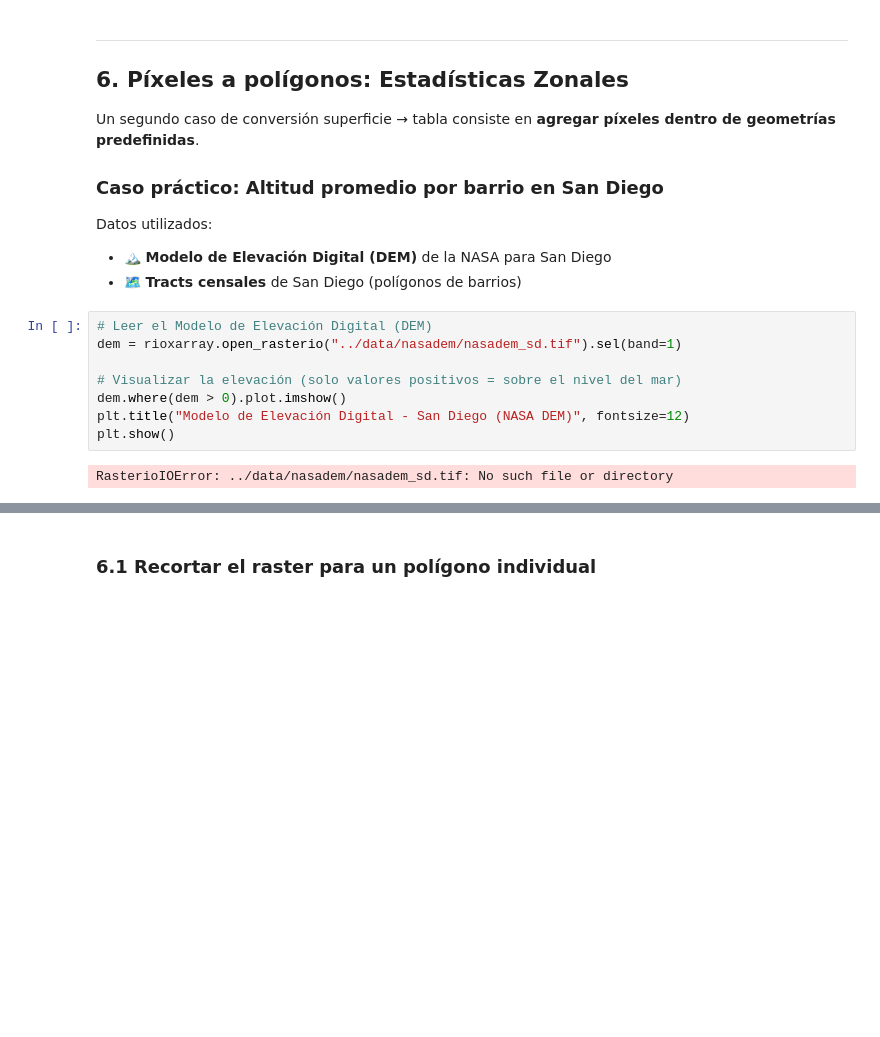
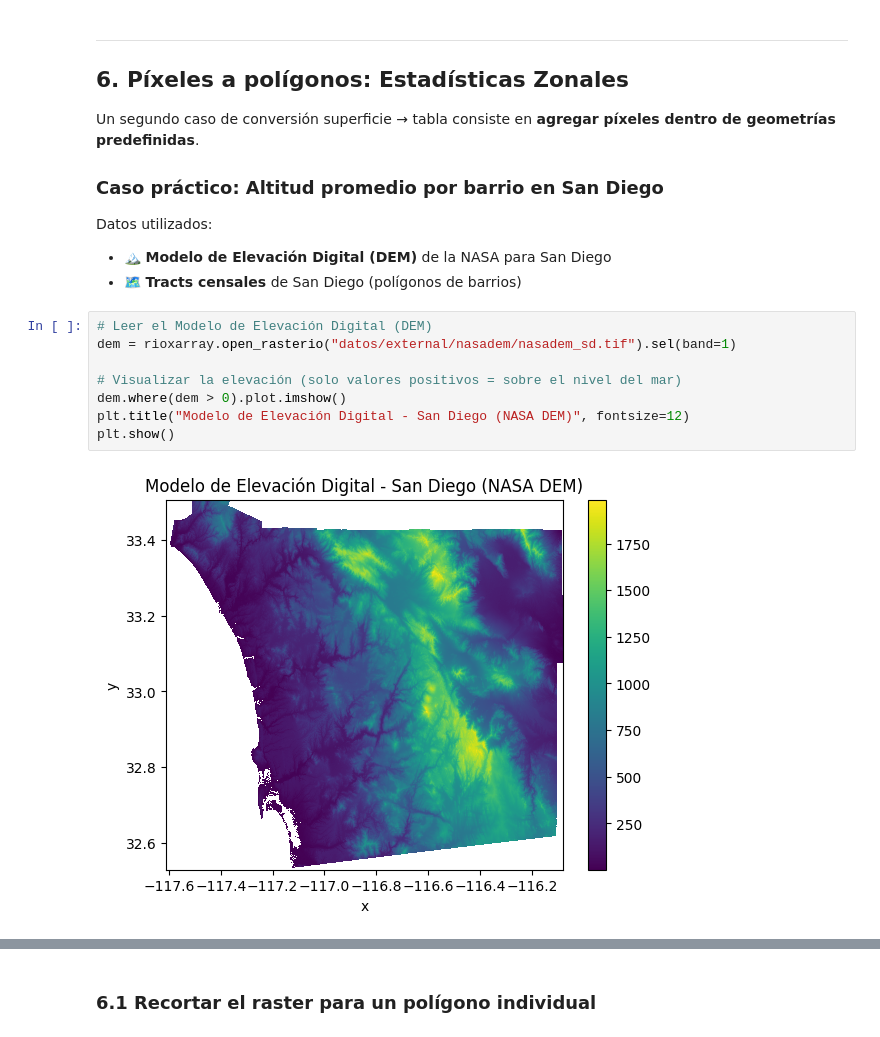
Before and after one commit to daniopitz/geodata, a Jupyter notebook: 01_datos_espaciales.ipynb, the cells around one changed output, grey strips where cells are left out. Saved outputs shown, nothing was run; the diff lists cells and outputs as text; blank space fills up the shorter version.

```diff
--- a/01_datos_espaciales.ipynb
+++ b/01_datos_espaciales.ipynb
@@ -475,13 +470,13 @@ Datos utilizados:
 - 🗺️ **Tracts censales** de San Diego (polígonos de barrios)
 # %%
 # Leer el Modelo de Elevación Digital (DEM)
-dem = rioxarray.open_rasterio("../data/nasadem/nasadem_sd.tif").sel(band=1)
+dem = rioxarray.open_rasterio("datos/external/nasadem/nasadem_sd.tif").sel(band=1)
 
 # Visualizar la elevación (solo valores positivos = sobre el nivel del mar)
 dem.where(dem > 0).plot.imshow()
 plt.title("Modelo de Elevación Digital - San Diego (NASA DEM)", fontsize=12)
 plt.show()
 # %% [output]
-RasterioIOError: ../data/nasadem/nasadem_sd.tif: No such file or directory
+[figure, added]
 # %%
 # Leer los tracts censales (barrios)
```
Also changed, not shown: parts of 10 cells of this notebook.
